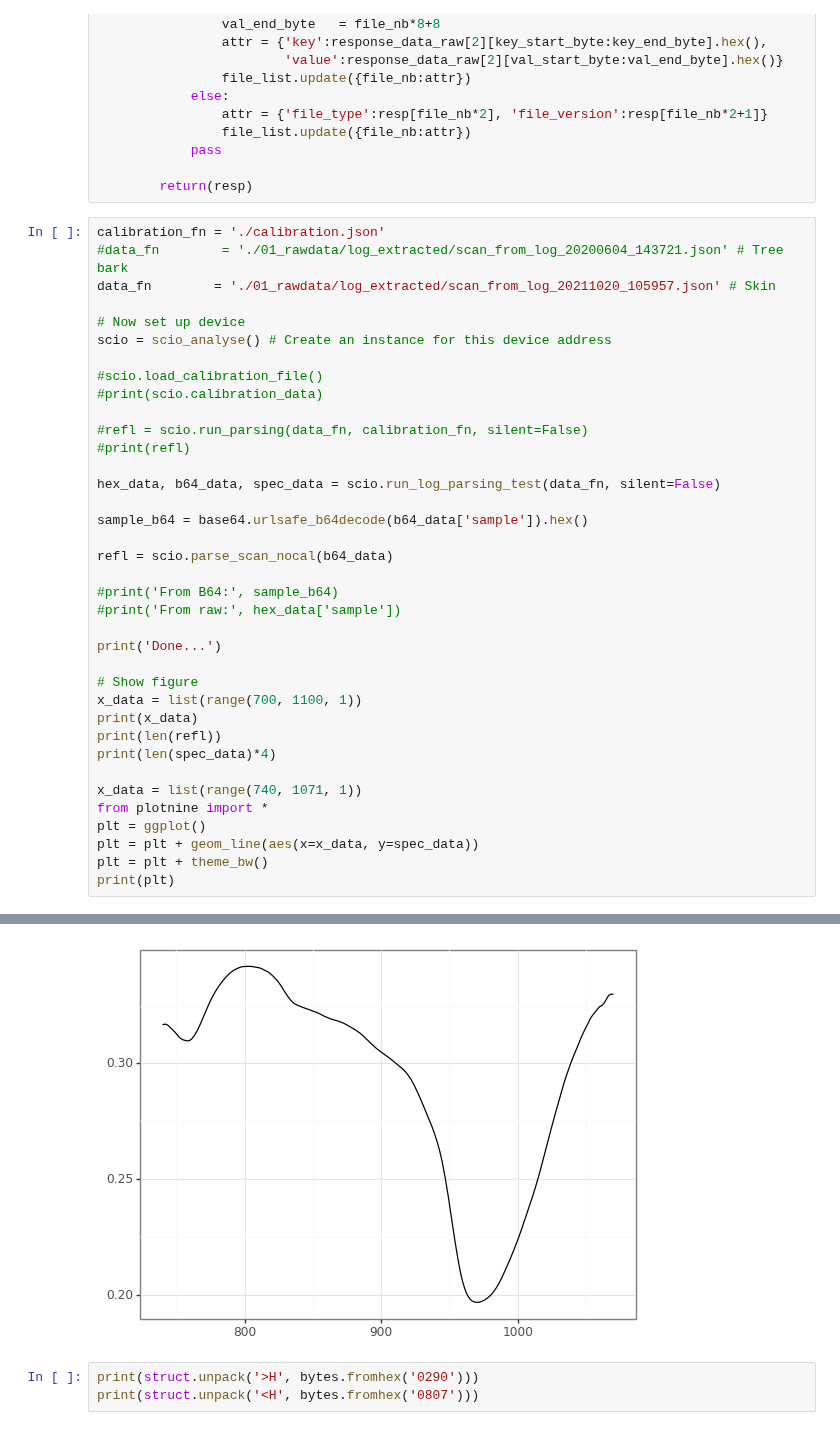
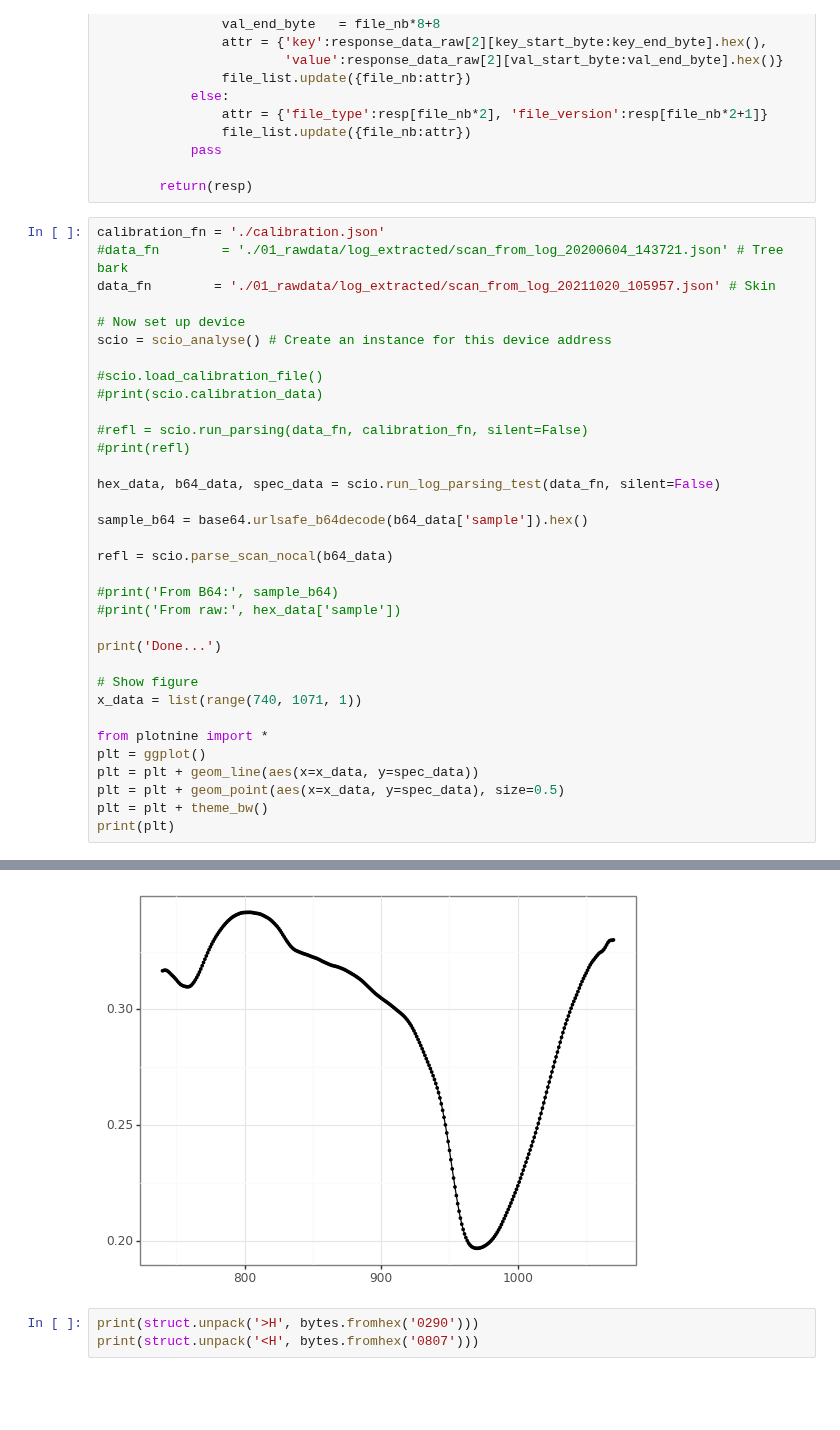
Before and after one commit to kebasaa/SCIO-read, a Jupyter notebook: 03_scio_analyse_devel.ipynb, the cells around one changed output, grey strips where cells are left out. Saved outputs shown, nothing was run; the diff lists cells and outputs as text; blank space fills up the shorter version.

Commit message:
Improved plot of reflectance from log

```diff
--- a/03_scio_analyse_devel.ipynb
+++ b/03_scio_analyse_devel.ipynb
@@ -201,15 +201,12 @@ refl = scio.parse_scan_nocal(b64_data)
 print('Done...')
 
 # Show figure
-x_data = list(range(700, 1100, 1))
-print(x_data)
-print(len(refl))
-print(len(spec_data)*4)
+x_data = list(range(740, 1071, 1))
 
-x_data = list(range(740, 1071, 1))
 from plotnine import *
 plt = ggplot()
 plt = plt + geom_line(aes(x=x_data, y=spec_data))
+plt = plt + geom_point(aes(x=x_data, y=spec_data), size=0.5)
 plt = plt + theme_bw()
 print(plt)
 # %% [output]
@@ -220,4 +214,4 @@ Done...
-[figure, old version]
+[figure, new version]
 # %%
 print(struct.unpack('>H', bytes.fromhex('0290')))
 print(struct.unpack('<H', bytes.fromhex('0807')))
```
Also changed, not shown: parts of 1 cell of this notebook.
